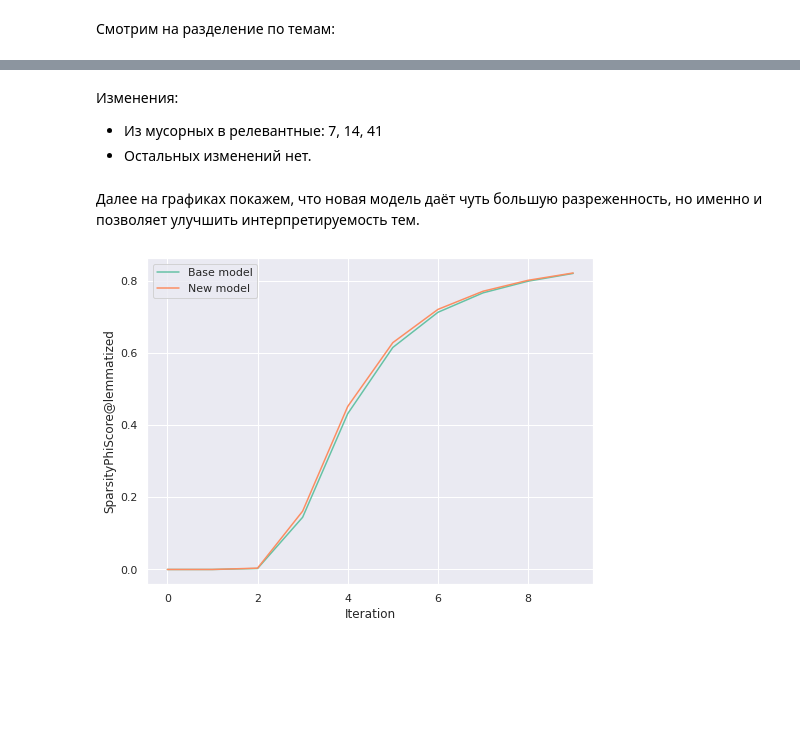
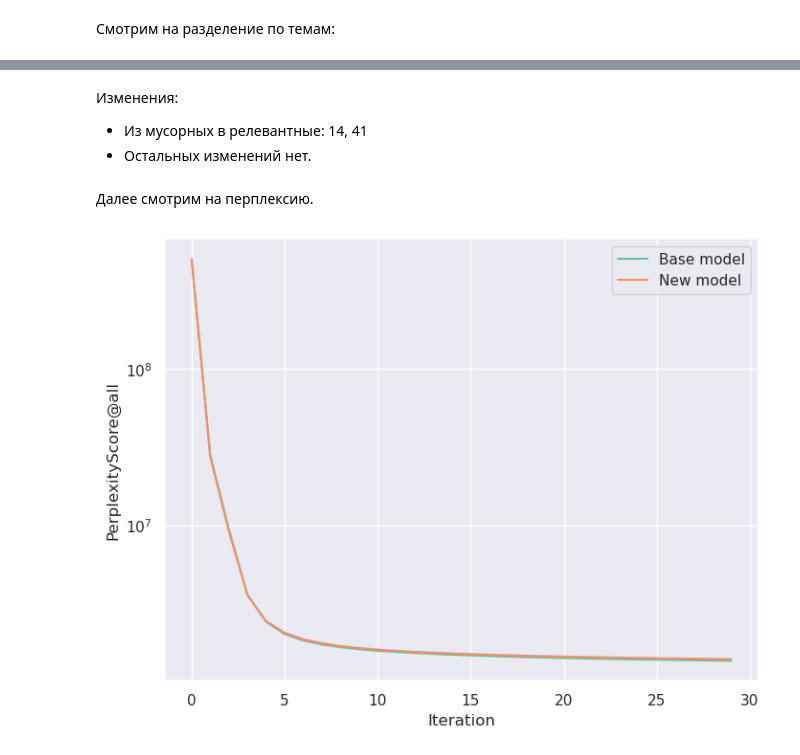
Before and after one commit to intsystems/2023-Project-131, a Jupyter notebook: code/Experiment_BasicVersion.ipynb, the cells around one changed output, grey strips where cells are left out. Drawn from its saved outputs; the diff is of its cells as text; code cells hidden in the pictures; blank space fills up the shorter version.

```diff
--- a/code/Experiment_BasicVersion.ipynb
+++ b/code/Experiment_BasicVersion.ipynb
@@ -297,12 +306,12 @@ base_topics = [t for t in base_topic_model.topic_names if "background" not in t]
 
 experiment_base = Experiment(
     experiment_id="experiment_start",
-    save_path="cur_experiments",
+    save_path="experiments",
     topic_model=base_topic_model
 )
 
 base_cube = RegularizersModifierCube(
-    num_iter=10,
+    num_iter=30,
     regularizer_parameters=[
         {
             'regularizer': artm.DecorrelatorPhiRegularizer(
@@ -423,12 +432,12 @@ new_topics = [t for t in new_topic_model.topic_names if "background" not in t]
 
 experiment_new = Experiment(
     experiment_id="experiment_new_models",
-    save_path="cur_experiments",
+    save_path="experiments",
     topic_model=new_topic_model
 )
 
 new_cube = RegularizersModifierCube(
-    num_iter=10,
+    num_iter=30,
     regularizer_parameters=[
         {
             'regularizer': artm.DecorrelatorPhiRegularizer(
@@ -566,25 +575,26 @@ for topic_name, topic_docs in list(zip(best_new_model[0].topic_names, new_model_
 # %% [markdown]
 Изменения:
 
-- Из мусорных в релевантные: 7, 14, 41
+- Из мусорных в релевантные: 14, 41
 - Остальных изменений нет.
-# %% [markdown]
-Далее на графиках покажем, что новая модель даёт чуть большую разреженность, но именно и позволяет улучшить интерпретируемость тем.
+# %% [markdown]
+Далее смотрим на перплексию.
 # %%
 base_models = best_base_model
 new_models = best_new_model
 
 plt.figure(figsize=(8, 6))
 
-plt.plot(np.arange(10),
-         base_models[0].scores["SparsityPhiScore@lemmatized"],
+plt.plot(np.arange(30),
+         base_models[0].scores["PerplexityScore@all"],
          label='Base model')
-plt.plot(np.arange(10),
-         new_models[0].scores["SparsityPhiScore@lemmatized"],
+plt.plot(np.arange(30),
+         new_models[0].scores["PerplexityScore@all"],
          label='New model')
 plt.xlabel('Iteration')
-plt.ylabel('SparsityPhiScore@lemmatized')
+plt.ylabel('PerplexityScore@all')
+plt.yscale('log')
 plt.legend()
 plt.show()
 # %% [output]
-[figure, old version]
+[figure, new version]
```
Also changed, not shown: parts of 13 cells of this notebook, 10 other files.
